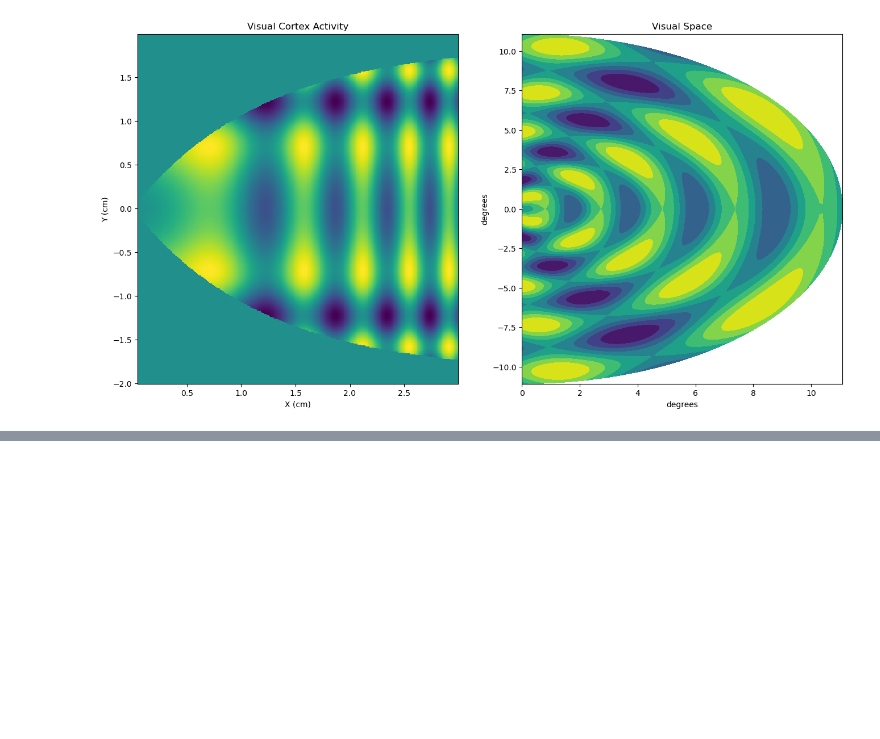
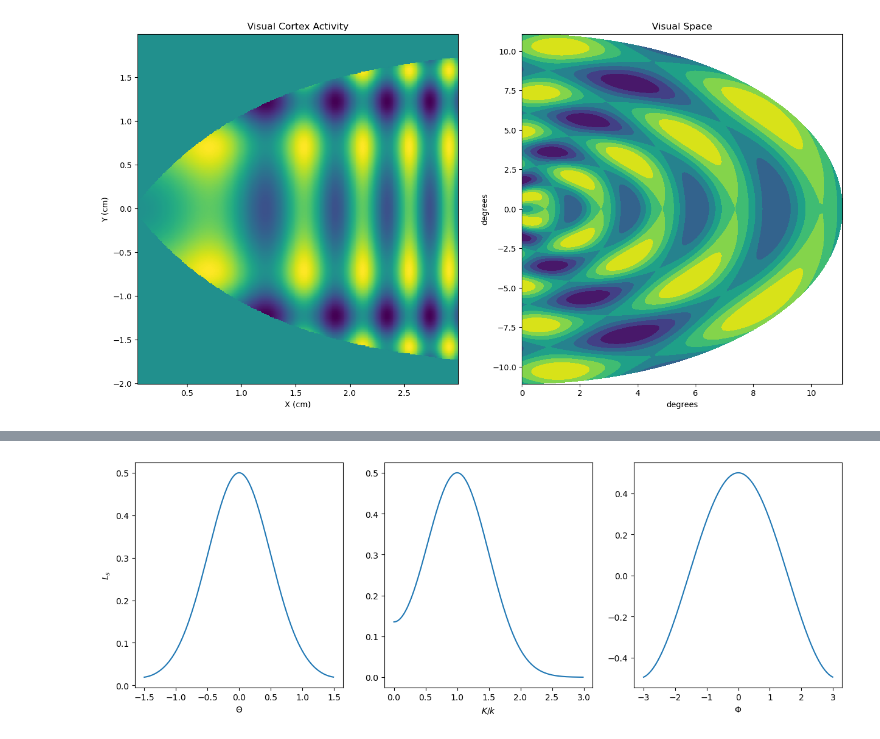
Before and after one commit to JKilgallen/theoretical_neuroscience, a Jupyter notebook: exercises/c2.ipynb, the cells around one changed output, grey strips where cells are left out. Cells and saved outputs as stored; diff of their text form; code cells hidden in the pictures; blank space fills up the shorter version.

```diff
--- a/exercises/c2.ipynb
+++ b/exercises/c2.ipynb
@@ -620,0 +627,39 @@ as required.
+# %%
+fig, axs = plt.subplots(1, 3)
+fig.set_figwidth(15)
+
+phi=0
+k=np.pi
+sigma = 2/k
+A=1
+
+Thetas = np.arange(-1.5,1.5,0.01)
+K=k
+Phi=0
+
+ls = A/2 * np.exp(-sigma**2*(k**2+K**2)/2) * \
+     (np.cos(phi-Phi) * np.exp(sigma**2*k*K*np.cos(Thetas)) + \
+      np.cos(phi+Phi)*np.exp(-sigma**2*k*K*np.cos(Thetas)))
+axs[0].plot(Thetas, ls)
+axs[0].set_xlabel(r'$\Theta$')
+axs[0].set_ylabel(r'$L_s$')
+
+Ks = np.arange(0, 3, 0.01)*k
+Theta = 0
+Phi = 0
+ls = A/2 * np.exp(-sigma**2*(k**2+Ks**2)/2) * \
+     (np.cos(phi-Phi) * np.exp(sigma**2*k*Ks*np.cos(Theta)) + \
+      np.cos(phi+Phi)*np.exp(-sigma**2*k*Ks*np.cos(Theta)))
+axs[1].plot(Ks/k, ls)
+axs[1].set_xlabel(r'$K/k$')
+
+Phis = np.arange(-3, 3, 0.01)
+Theta = 0
+K=k
+ls = A/2 * np.exp(-sigma**2*(k**2+K**2)/2) * \
+      (np.cos(phi-Phis) * np.exp(sigma**2*k*K*np.cos(Theta)) + \
+       np.cos(phi+Phis)*np.exp(-sigma**2*k*K*np.cos(Theta)))
+axs[2].plot(Phis, ls)
+axs[2].set_xlabel(r'$\Phi$');
+# %% [output]
+[figure, added]
```
Also changed, not shown: parts of 10 cells of this notebook.
